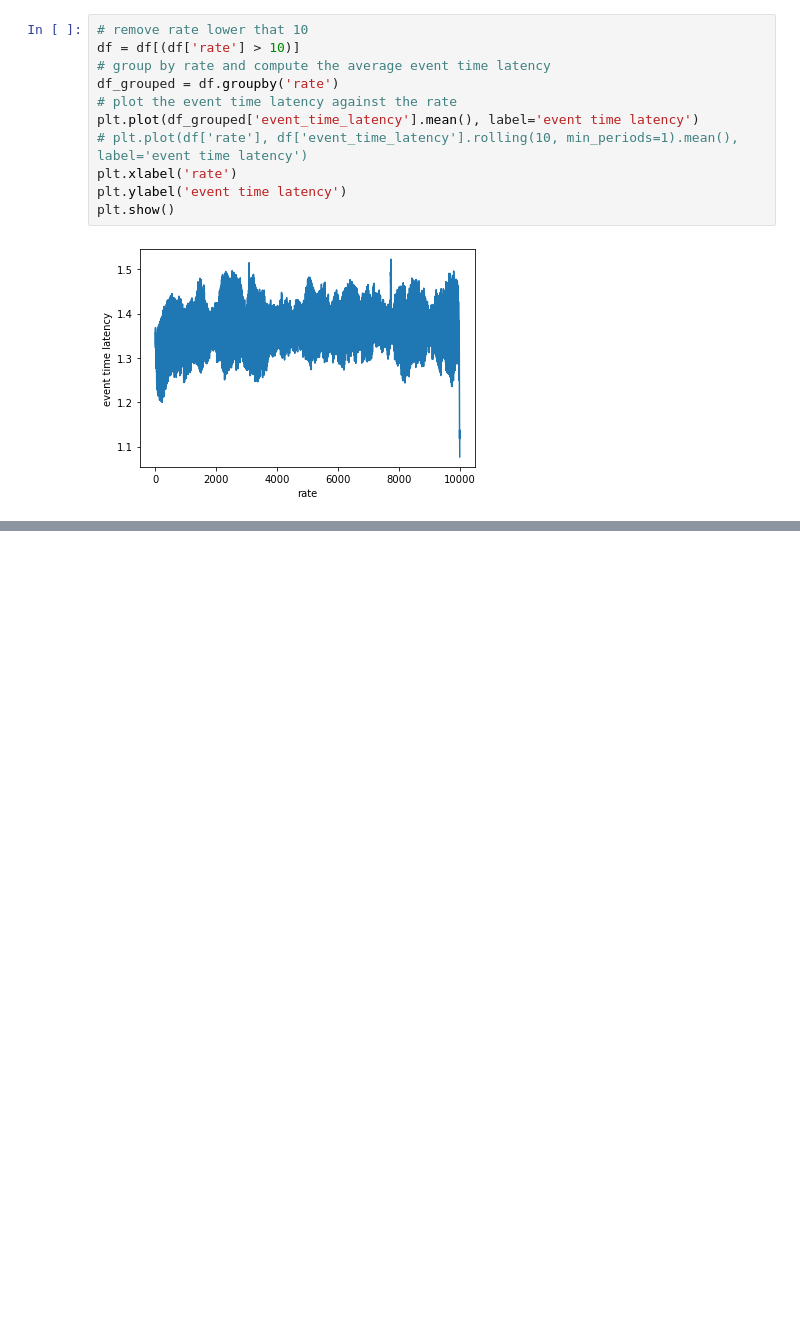
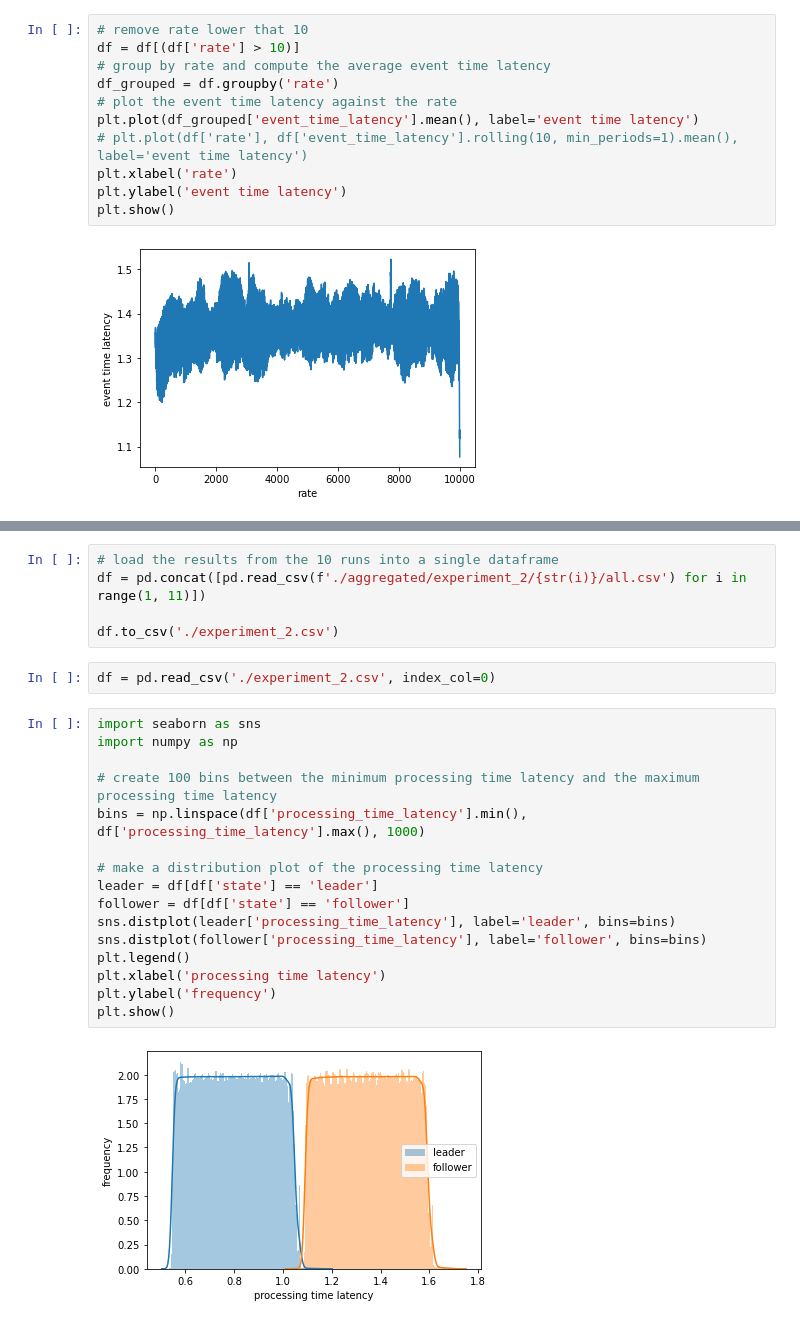
Before and after one commit to daniellgelencser/ddps2, a Jupyter notebook: aggragate.ipynb, the cells around one changed output, grey strips where cells are left out. Drawn from its saved outputs; the diff is of its cells as text; blank space fills up the shorter version.

```diff
--- a/aggragate.ipynb
+++ b/aggragate.ipynb
@@ -50,0 +91,25 @@ plt.show()
+# %%
+# load the results from the 10 runs into a single dataframe
+df = pd.concat([pd.read_csv(f'./aggregated/experiment_2/{str(i)}/all.csv') for i in range(1, 11)])
+
+df.to_csv('./experiment_2.csv')
+# %%
+df = pd.read_csv('./experiment_2.csv', index_col=0)
+# %%
+import seaborn as sns
+import numpy as np
+
+# create 100 bins between the minimum processing time latency and the maximum processing time latency
+bins = np.linspace(df['processing_time_latency'].min(), df['processing_time_latency'].max(), 1000)
+
+# make a distribution plot of the processing time latency
+leader = df[df['state'] == 'leader']
+follower = df[df['state'] == 'follower']
+sns.distplot(leader['processing_time_latency'], label='leader', bins=bins)
+sns.distplot(follower['processing_time_latency'], label='follower', bins=bins)
+plt.legend()
+plt.xlabel('processing time latency')
+plt.ylabel('frequency')
+plt.show()
+# %% [output]
+[figure, added]
```
Also changed, not shown: parts of 6 cells of this notebook, 2 other files.
